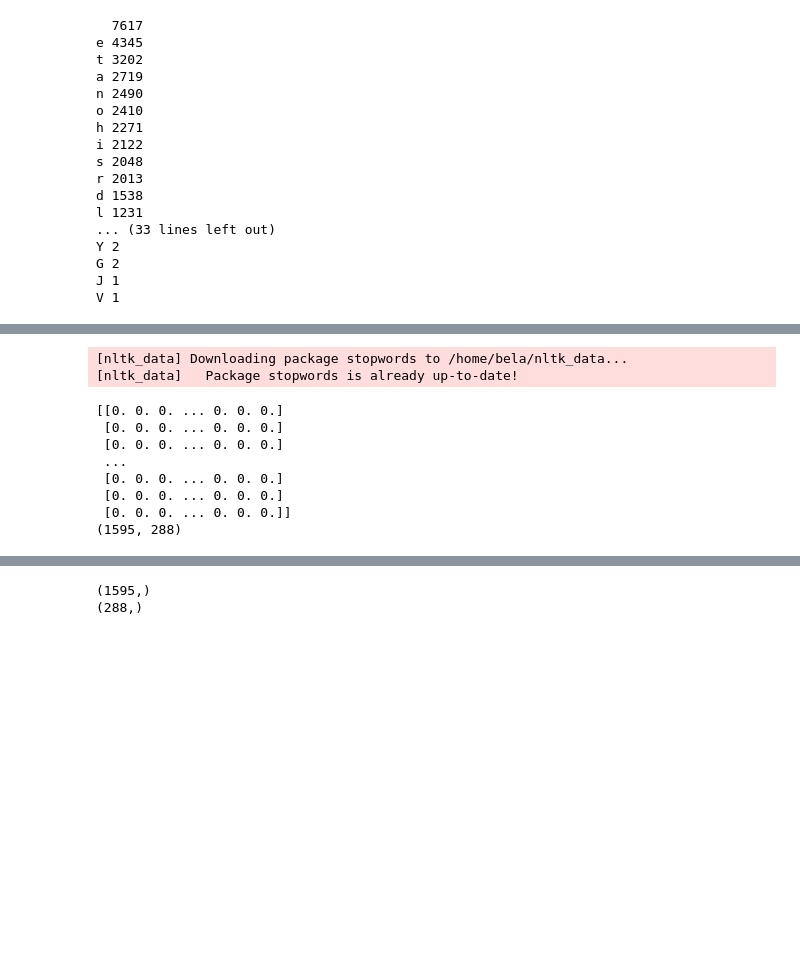
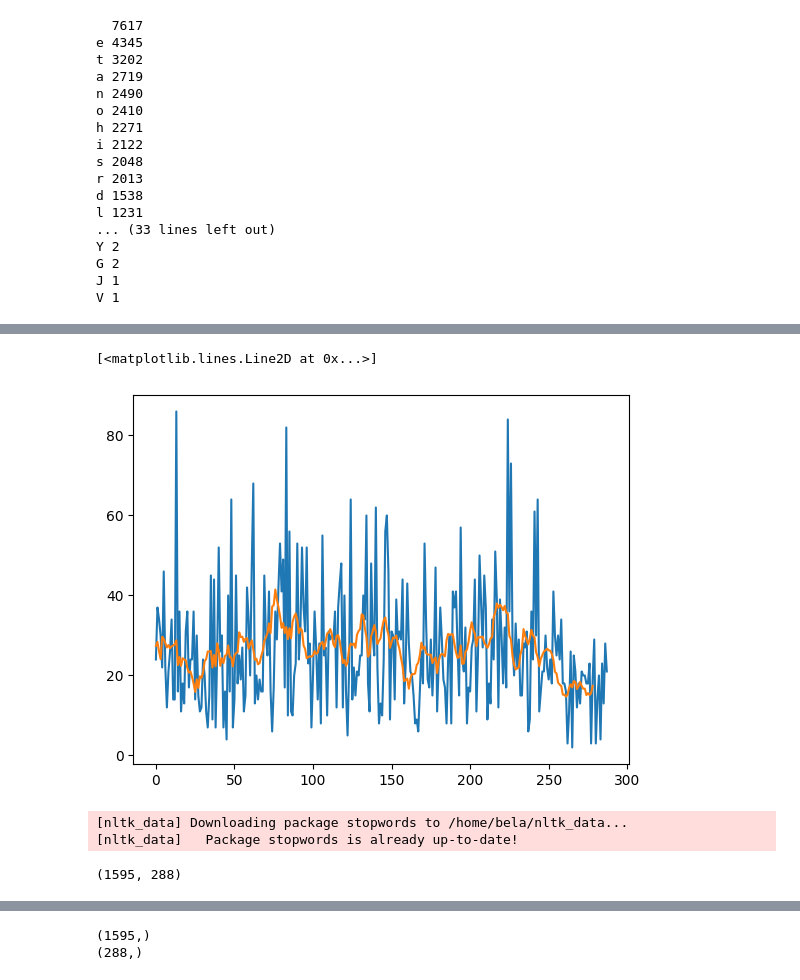
Before and after one commit to Bela4321/matrixmethods_dataanalysis, a Jupyter notebook: Kriterias/preprocesing.ipynb, the cells around one changed output, grey strips where cells are left out. Cells and saved outputs as stored; diff of their text form; code cells hidden in the pictures; blank space fills up the shorter version.

```diff
--- a/Kriterias/preprocesing.ipynb
+++ b/Kriterias/preprocesing.ipynb
@@ -114,3 +115,14 @@ the dialogue flowed seamlessly each speaker building upon the insights of the ot
+# %%
+# print sentence length over time
+sentence_lengths = [len(s.split()) for s in sentences]
+plt.plot(sentence_lengths)
+# print rolling average of sentence length
+lookback = 10
+rolling_average = np.convolve(sentence_lengths, np.ones(lookback)/lookback, mode='valid')
+plt.plot(rolling_average)
+# %% [output]
+[<matplotlib.lines.Line2D at 0x...>]
+[figure, added]
 # %%
 import nltk
 from nltk.corpus import stopwords
@@ -143,17 +155,10 @@ for i, sentence in enumerate(sentences):
         term_sentence_matrix[j, i] = sentence.count(word)
 
 normalized_term_sentence_matrix = np.zeros((len(relevant_words), len(sentences)))
-for i in range(len(relevant_words)):
-    normalized_term_sentence_matrix[i] = term_sentence_matrix[i] / np.linalg.norm(term_sentence_matrix[i])
+for i in range(len(sentences)):
+    normalized_term_sentence_matrix[:,i] = term_sentence_matrix[:,i] / np.linalg.norm(term_sentence_matrix[:,i])
 
-print(term_sentence_matrix)
+
 print(term_sentence_matrix.shape)
 # %% [output]
-[[0. 0. 0. ... 0. 0. 0.]
- [0. 0. 0. ... 0. 0. 0.]
- [0. 0. 0. ... 0. 0. 0.]
- ...
- [0. 0. 0. ... 0. 0. 0.]
- [0. 0. 0. ... 0. 0. 0.]
- [0. 0. 0. ... 0. 0. 0.]]
 (1595, 288)
```
Also changed, not shown: parts of 13 cells of this notebook, 2 other files.
